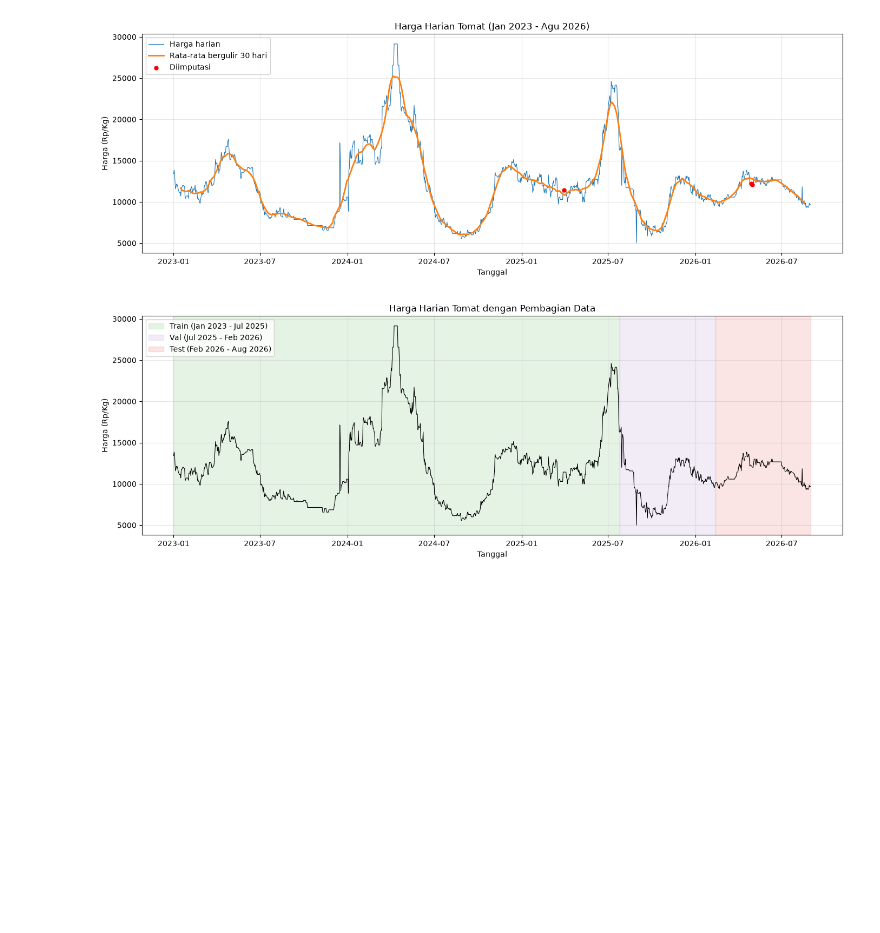
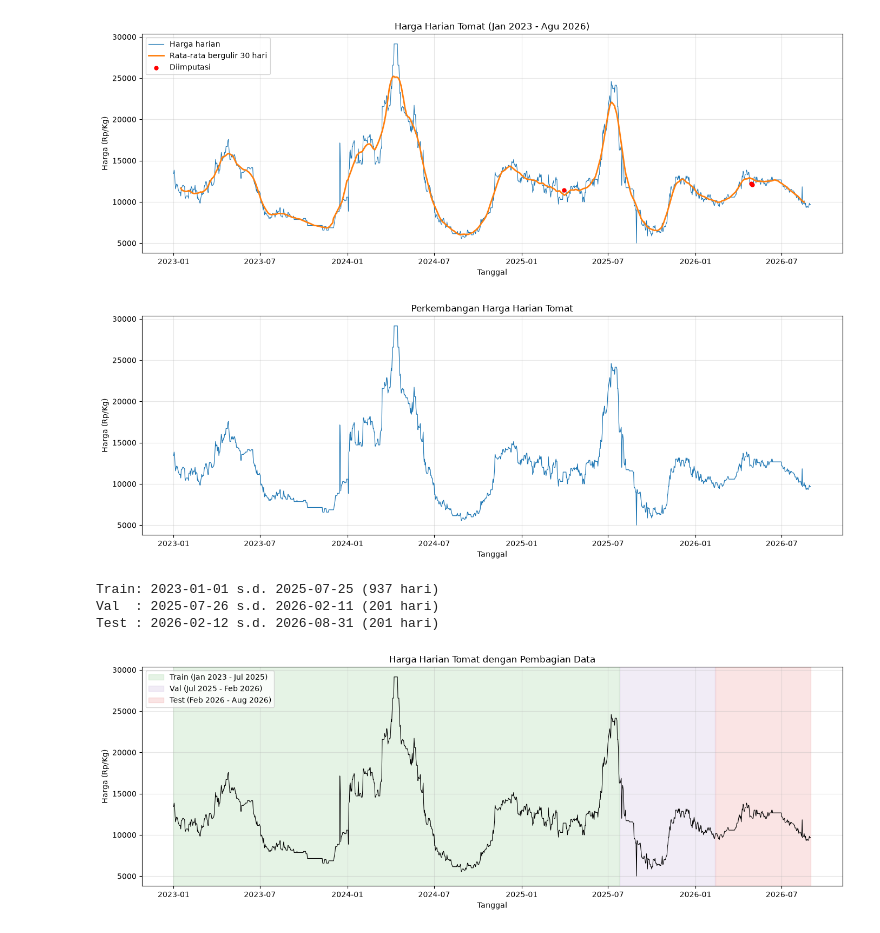
Before and after one commit to ErisAlfionita8/tomato-forecasting-analysis, a Jupyter notebook: notebooks/time_series_analysis.ipynb, the cells around one changed output. Drawn from its saved outputs; the diff is of its cells as text; code cells hidden in the pictures; blank space fills up the shorter version.

```diff
--- a/notebooks/time_series_analysis.ipynb
+++ b/notebooks/time_series_analysis.ipynb
@@ -46,6 +55,37 @@ plt.savefig(FIG_DIR / "tomat_deret_waktu_keseluruhan.png", dpi=150)
 plt.show()
 # %% [output]
 [figure]
+# %%
+fig, ax = plt.subplots(figsize=(14, 5))
+ax.plot(y.index, y.values, color="tab:blue", lw=0.9)
+ax.set(
+    title="Perkembangan Harga Harian Tomat",
+    xlabel="Tanggal",
+    ylabel="Harga (Rp/Kg)"
+)
+
+ax.grid(alpha=0.3)
+plt.tight_layout()
+plt.savefig(FIG_DIR / "perkembangan_harga_tomat.png", dpi=150)
+plt.show()
+# %% [output]
+[figure, added]
+# %%
+# Muat data train, val, test yang sudah disimpan (kolom: y, diimputasi)
+DATA_DIR = Path("../data/processed")
+
+def muat_split(nama):
+    return pd.read_csv(DATA_DIR / f"tomat_{nama}.csv", index_col=0, parse_dates=True)["y"].asfreq("D")
+
+train, val, test = muat_split("train"), muat_split("val"), muat_split("test")
+
+print(f"Train: {train.index[0].date()} s.d. {train.index[-1].date()} ({len(train)} hari)")
+print(f"Val  : {val.index[0].date()} s.d. {val.index[-1].date()} ({len(val)} hari)")
+print(f"Test : {test.index[0].date()} s.d. {test.index[-1].date()} ({len(test)} hari)")
+# %% [output]
+Train: 2023-01-01 s.d. 2025-07-25 (937 hari)
+Val  : 2025-07-26 s.d. 2026-02-11 (201 hari)
+Test : 2026-02-12 s.d. 2026-08-31 (201 hari)
 # %%
 n = len(y)
 i_train, i_val = int(n * 0.70), int(n * 0.85)
```
Also changed, not shown: parts of 20 cells of this notebook, 4 other files.
